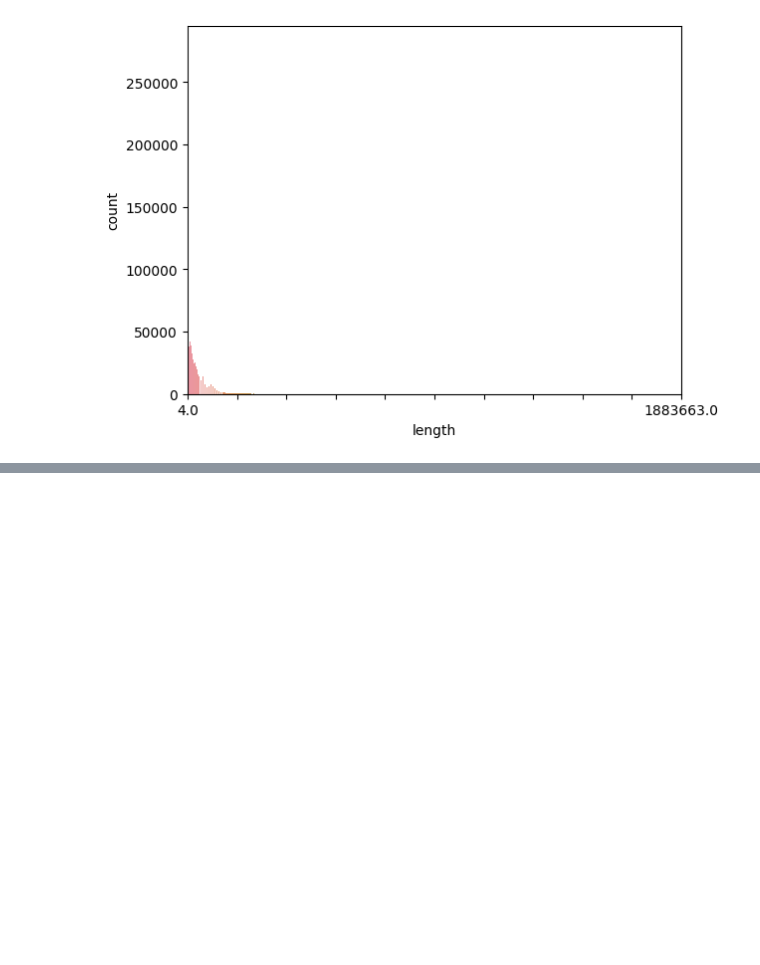
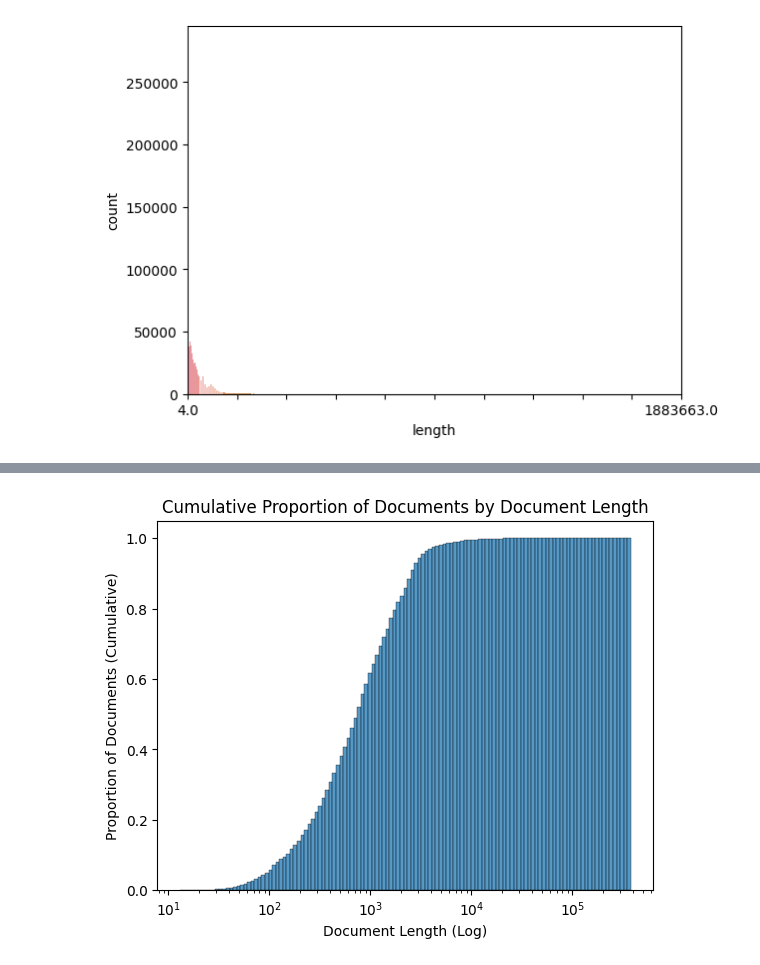
Before and after one commit to Axiomatic314/Stemming, a Jupyter notebook: ClueWeb/documentLength.ipynb, the cells around one changed output, grey strips where cells are left out. Saved outputs shown, nothing was run; the diff lists cells and outputs as text; code cells hidden in the pictures; blank space fills up the shorter version.

```diff
--- a/ClueWeb/documentLength.ipynb
+++ b/ClueWeb/documentLength.ipynb
@@ -53,3 +53,7 @@ ax.set_xticks(xTicks)
 plt.show()
 # %% [output]
 [figure]
+# %%
+# sampledDocLengths = docLengths.sample(frac=1)
+sampledDocLengths = docLengths.sample(frac=0.001)
+sampledDocLengths["LogLength"] = np.log(sampledDocLengths["length"])
@@ -55,0 +78,8 @@ plt.show()
+# %%
+sns.histplot(sampledDocLengths, x="length", stat="proportion", cumulative=True, log_scale=True)
+plt.xlabel("Document Length (Log)")
+plt.ylabel("Proportion of Documents (Cumulative)")
+plt.title("Cumulative Proportion of Documents by Document Length")
+plt.show()
+# %% [output]
+[figure, added]
```
Also changed, not shown: parts of 6 cells of this notebook.
